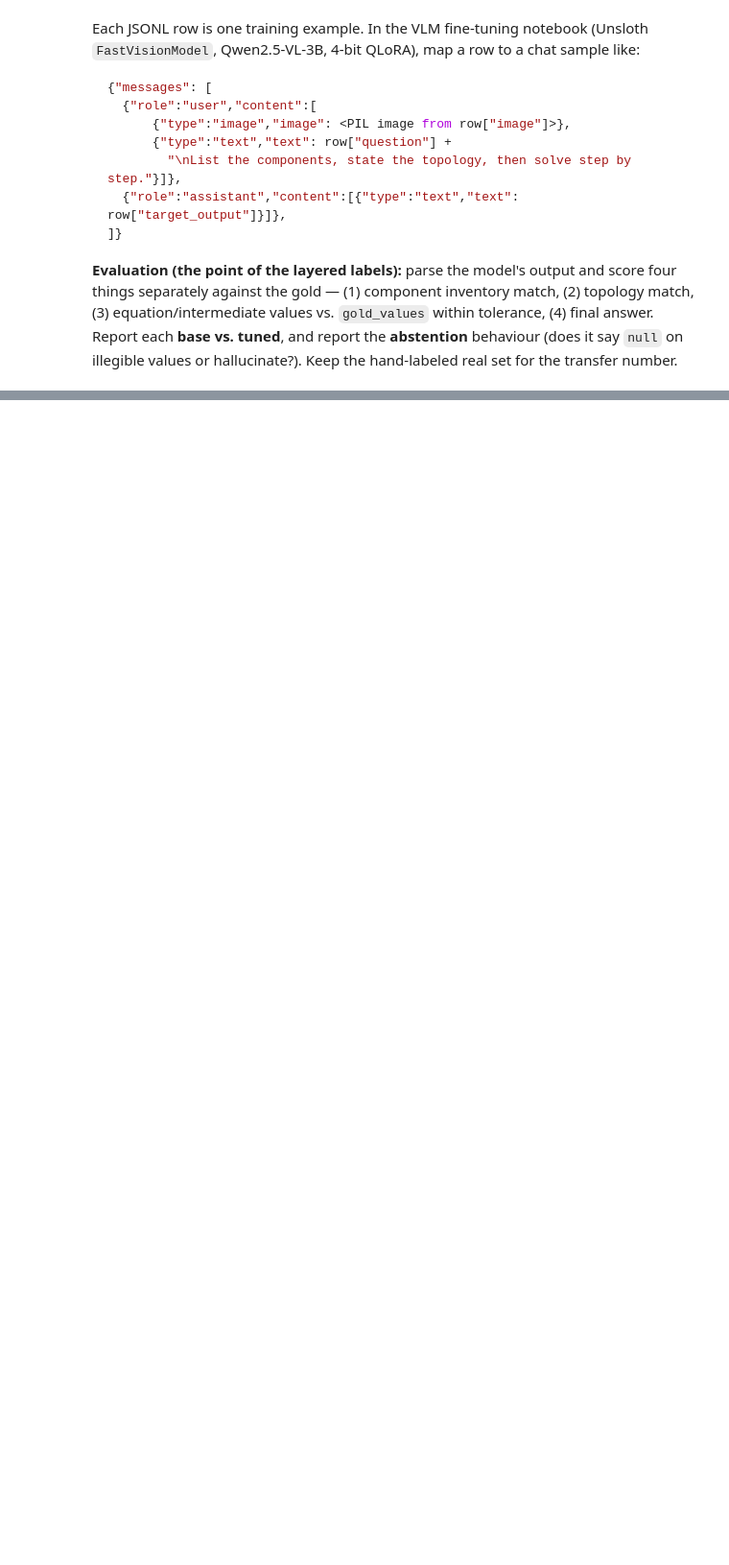
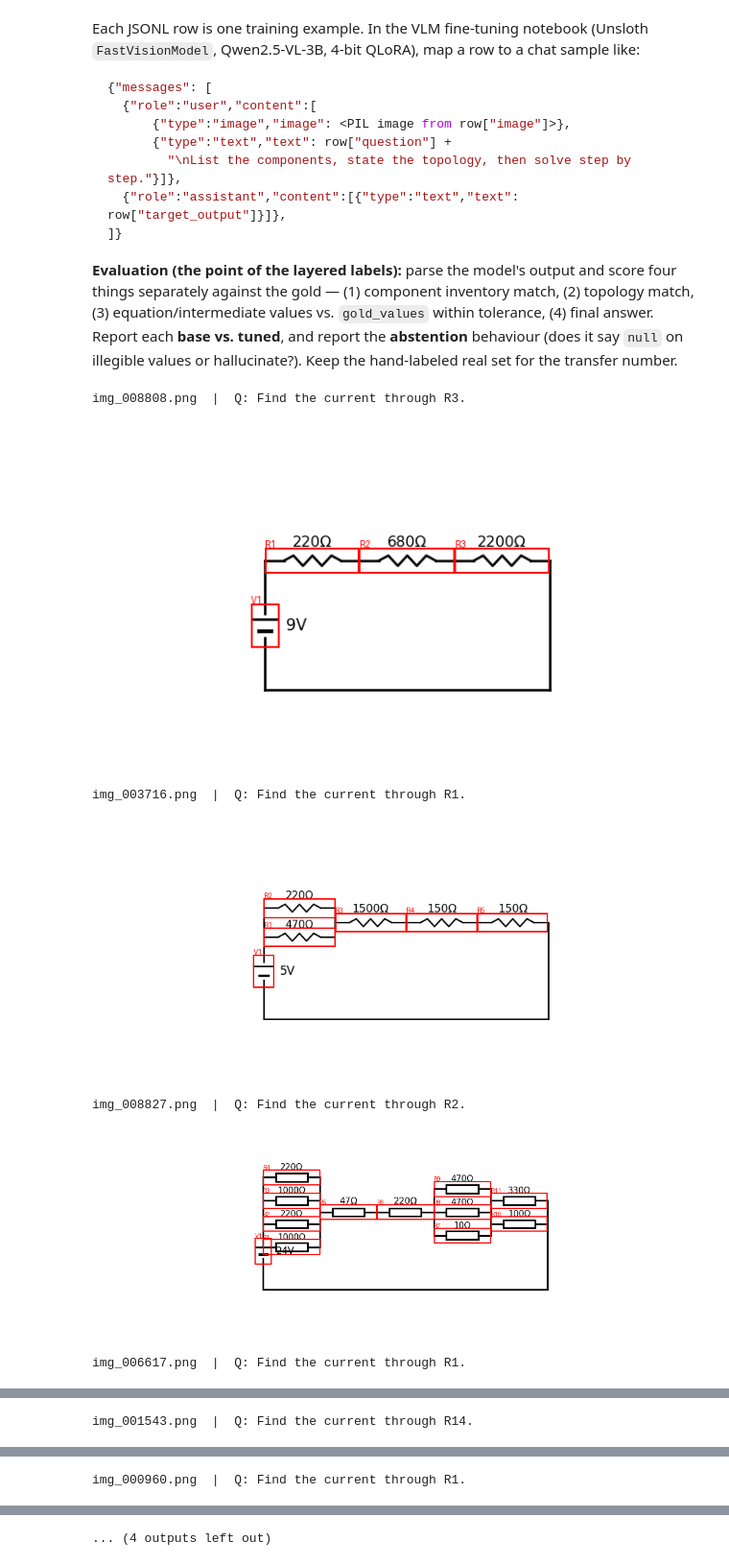
Before and after one commit to alsy7009/slm, a Jupyter notebook: src/CircuitSight_dataset_generation.ipynb, the cells around one changed output, grey strips where cells are left out. Shown at 96% size. Saved outputs shown, nothing was run; the diff lists cells and outputs as text; code cells hidden in the pictures; blank space fills up the shorter version.

````diff
--- a/src/CircuitSight_dataset_generation.ipynb
+++ b/src/CircuitSight_dataset_generation.ipynb
@@ -35,11 +37,11 @@ print("ready")
 Set the dataset size here. `N_TRAIN` is the number of synthetic training records; a fraction become abstention cases. Start small to sanity-check, then scale to 10k–50k. (Generation is CPU-bound and fully parallelizable; ~a few thousand/min depending on the Colab machine.)
 # %%
 CONFIG = dict(
-    N_TRAIN        = 2000,     # <- scale to 10_000 - 50_000 once you've eyeballed the output
+    N_TRAIN        = 11000,     # <- scale to 10_000 - 50_000 once you've eyeballed the output
     ABSTAIN_FRAC   = 0.08,     # fraction of records with an illegible value (label = null)
     VAL_FRAC       = 0.05,     # held-out synthetic validation split
-    MAX_LINKS      = 4,        # series links in the chain
-    MAX_PARALLEL   = 3,        # resistors per parallel block
+    MAX_LINKS      = 5,        # series links in the chain
+    MAX_PARALLEL   = 4,        # resistors per parallel block
     SOURCE_VOLTS   = [5,6,9,10,12,15,20,24],
     DEDUP_SKELETON_CAP = 400,  # max circuits sharing one structural skeleton (diversity guard)
     INCLUDE_MISTAKES = False,   # v2: also make wrong-solution/correction pairs. False = v1 only.
@@ -618,3 +687,32 @@ Each JSONL row is one training example. In the VLM fine-tuning notebook (Unsloth
 ```
 
 **Evaluation (the point of the layered labels):** parse the model's output and score four things separately against the gold — (1) component inventory match, (2) topology match, (3) equation/intermediate values vs. `gold_values` within tolerance, (4) final answer. Report each **base vs. tuned**, and report the **abstention** behaviour (does it say `null` on illegible values or hallucinate?). Keep the hand-labeled real set for the transfer number.
+# %%
+import json, os, random
+from PIL import Image, ImageDraw
+from IPython.display import Image as IPImage, display
+
+DS = "circuitsight_dataset"   # adjust if needed
+rows = [json.loads(l) for l in open(f"{DS}/train.jsonl")]
+
+# pick 8 random non-abstain images
+sample = random.sample([r for r in rows if not r["abstain"]], 8)
+
+for r in sample:
+    img = Image.open(f"{DS}/images/{r['image']}").convert("RGB")
+    W, H = img.size
+    d = ImageDraw.Draw(img)
+    for cid, b in r["gold_boxes"].items():
+        px = [b[0]*W/1000, b[1]*H/1000, b[2]*W/1000, b[3]*H/1000]
+        d.rectangle(px, outline=(255, 0, 0), width=2)
+        d.text((px[0], px[1]-10), cid, fill=(255, 0, 0))
+    print(f"\n{r['image']}  |  Q: {r['question']}")
+    display(img)   # shows inline, one after another
+# %% [output]
+img_008808.png  |  Q: Find the current through R3.
+[figure, added]
+img_003716.png  |  Q: Find the current through R1.
+[figure, added]
+img_008827.png  |  Q: Find the current through R2.
+[figure, added]
+img_006617.png  |  Q: Find the current through R1.
@@ -620,0 +720 @@ Each JSONL row is one training example. In the VLM fine-tuning notebook (Unsloth
+img_001543.png  |  Q: Find the current through R14.
@@ -620,0 +722 @@ Each JSONL row is one training example. In the VLM fine-tuning notebook (Unsloth
+img_000960.png  |  Q: Find the current through R1.
@@ -620,0 +724 @@ Each JSONL row is one training example. In the VLM fine-tuning notebook (Unsloth
+... (4 outputs left out)
````
Also changed, not shown: parts of 10 cells of this notebook, 1 other file.
